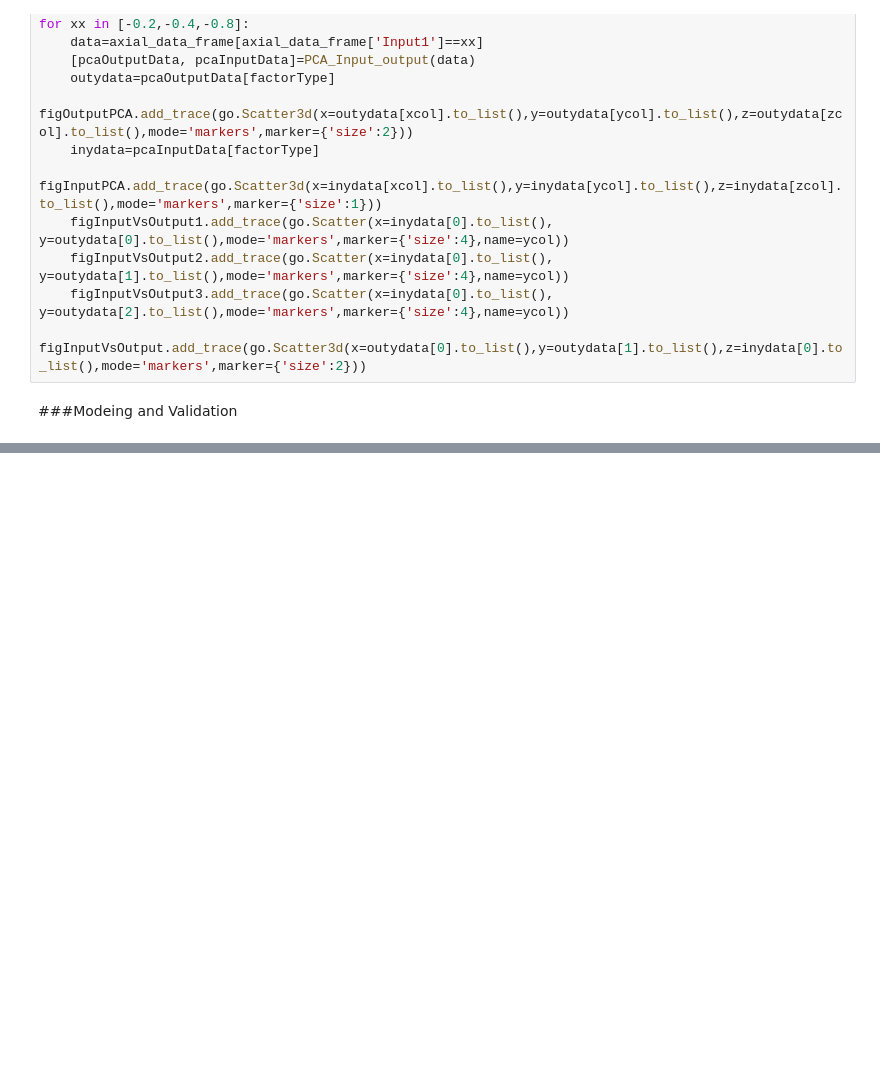
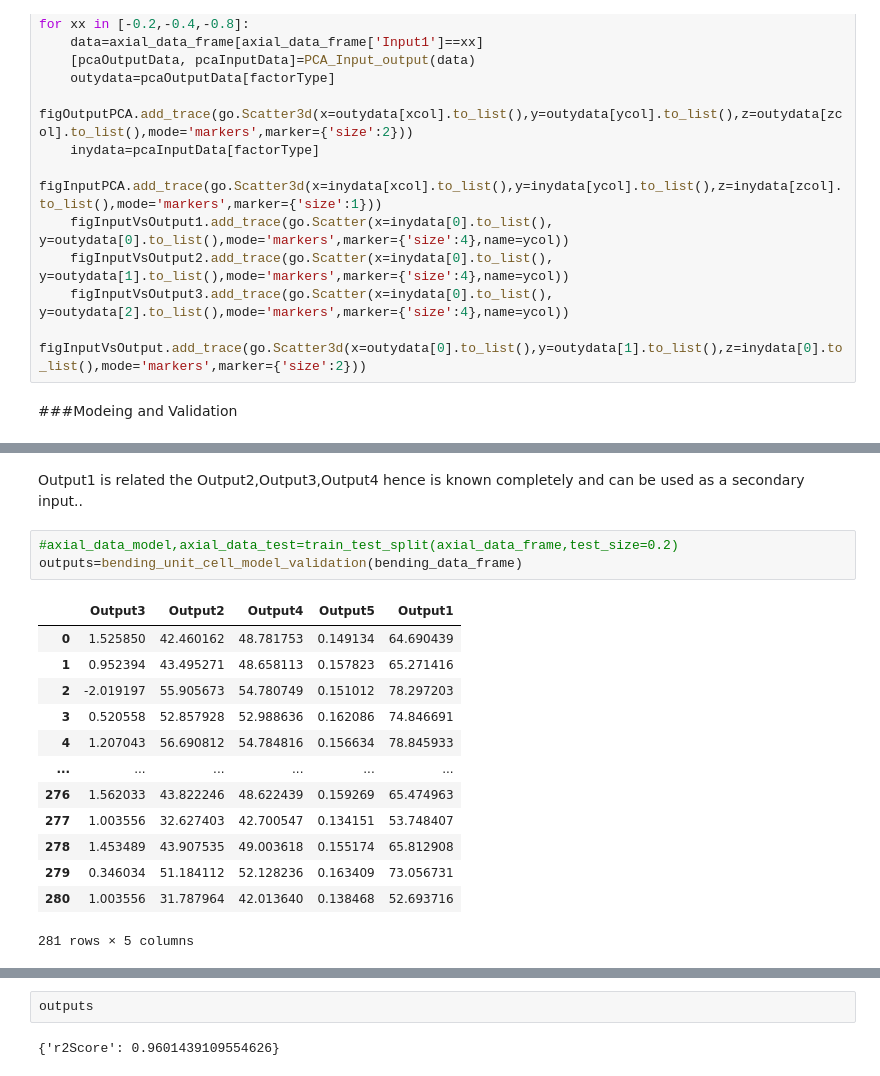
Before and after one commit to Group-ProjectE17/Flex_Robot_modeling, a Jupyter notebook: Introduction_2_Data_Science_Muga.ipynb, the cells around one changed output, grey strips where cells are left out. Saved outputs shown, nothing was run; the diff lists cells and outputs as text; blank space fills up the shorter version.

Commit message:
Bending model added

```diff
--- a/Introduction_2_Data_Science_Muga.ipynb
+++ b/Introduction_2_Data_Science_Muga.ipynb
@@ -2408,0 +2291,19 @@ fig.show()
+# %% [markdown]
+Output1 is related the Output2,Output3,Output4 hence is known completely and can be used as a secondary input..
+# %%
+#axial_data_model,axial_data_test=train_test_split(axial_data_frame,test_size=0.2)
+outputs=bending_unit_cell_model_validation(bending_data_frame)
+# %% [output]
+|  | Output3 | Output2 | Output4 | Output5 | Output1 |
+| 0 | 1.525850 | 42.460162 | 48.781753 | 0.149134 | 64.690439 |
+| 1 | 0.952394 | 43.495271 | 48.658113 | 0.157823 | 65.271416 |
+| 2 | -2.019197 | 55.905673 | 54.780749 | 0.151012 | 78.297203 |
+| 3 | 0.520558 | 52.857928 | 52.988636 | 0.162086 | 74.846691 |
+| 4 | 1.207043 | 56.690812 | 54.784816 | 0.156634 | 78.845933 |
+| ... | ... | ... | ... | ... | ... |
+| 276 | 1.562033 | 43.822246 | 48.622439 | 0.159269 | 65.474963 |
+| 277 | 1.003556 | 32.627403 | 42.700547 | 0.134151 | 53.748407 |
+| 278 | 1.453489 | 43.907535 | 49.003618 | 0.155174 | 65.812908 |
+| 279 | 0.346034 | 51.184112 | 52.128236 | 0.163409 | 73.056731 |
+| 280 | 1.003556 | 31.787964 | 42.013640 | 0.138468 | 52.693716 |
+281 rows × 5 columns
@@ -2408,0 +2314,4 @@ fig.show()
+# %%
+outputs
+# %% [output]
+{'r2Score': 0.9601439109554626}
```
Also changed, not shown: parts of 64 cells of this notebook.
